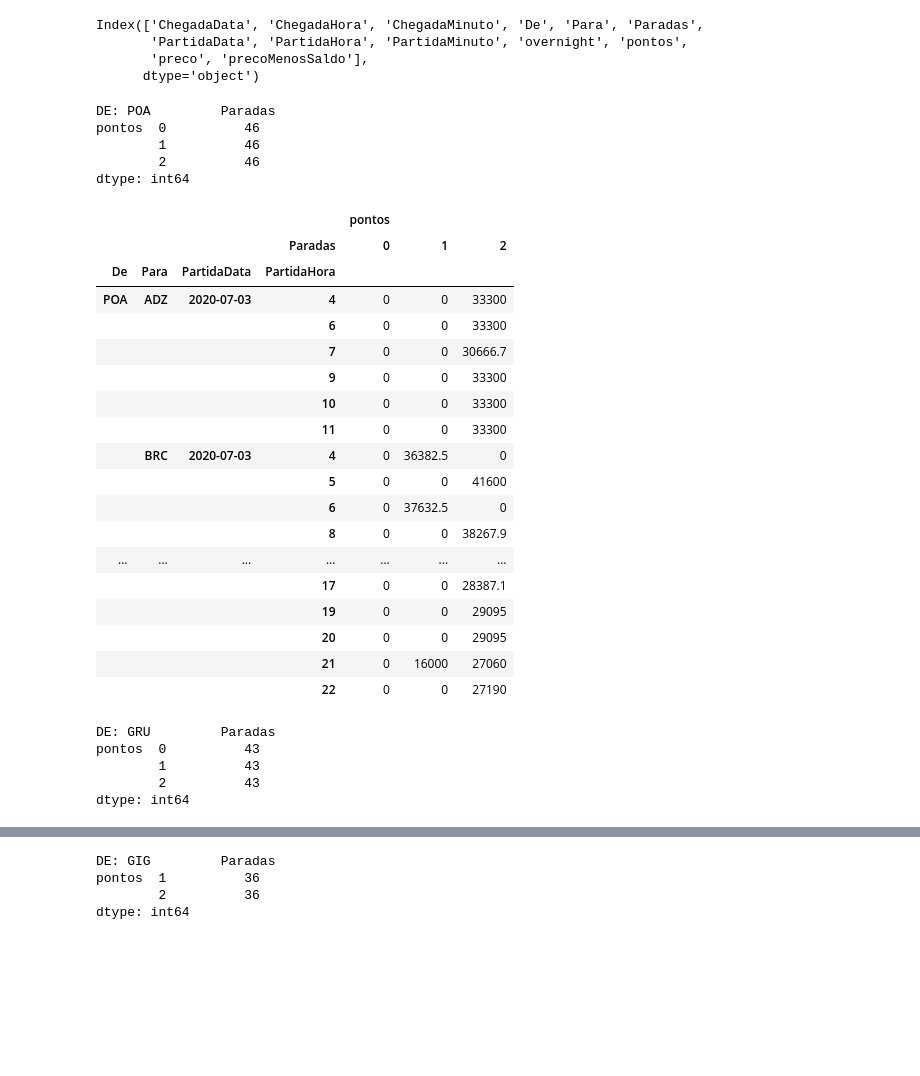
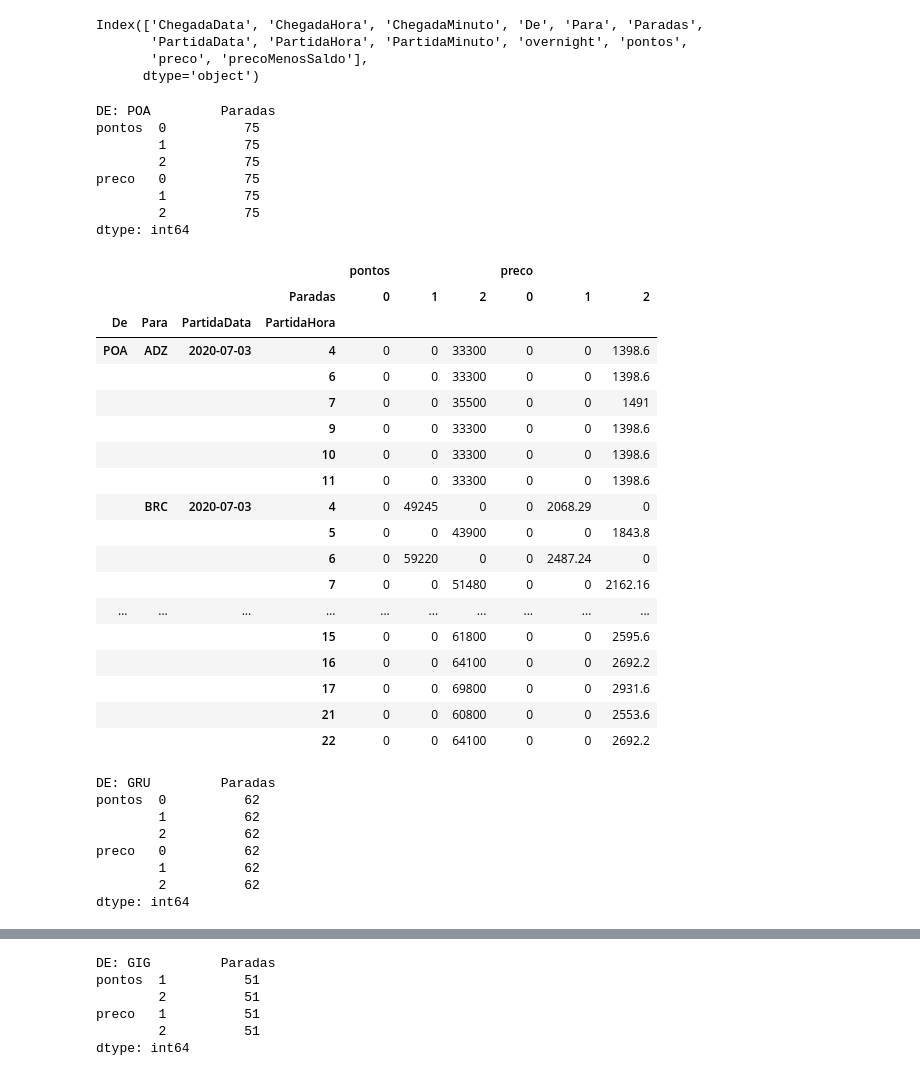
Before and after one commit to joaocamargo/estudos-python, a Jupyter notebook: PassagensDecolar/Untitled1.ipynb, the cells around one changed output, grey strips where cells are left out. Drawn from its saved outputs; the diff is of its cells as text; code cells hidden in the pictures; blank space fills up the shorter version.

Commit message:
atualizacao

```diff
--- a/PassagensDecolar/Untitled1.ipynb
+++ b/PassagensDecolar/Untitled1.ipynb
@@ -138,41 +128,47 @@ for origem in dfGraficoAtual['de'].unique():
 # %%
 display(dfGraficoPontoIdaAtual.columns)
 for origem in dfGraficoPontoIdaAtual['De'].unique():
-    dfGraficoPontoIdaAtualP = pd.pivot_table(dfGraficoPontoIdaAtual.query('De==@origem & pontos < 45000'),values=['pontos'],index=['De','Para','PartidaData','PartidaHora'],columns='Paradas')
+    dfGraficoPontoIdaAtualP = pd.pivot_table(dfGraficoPontoIdaAtual.query('De==@origem & pontos < 85000'),values=['pontos','preco'],index=['De','Para','PartidaData','PartidaHora'],columns='Paradas')
     dfGraficoPontoIdaAtualP.fillna(0,inplace=True)
     print('DE:',origem,dfGraficoPontoIdaAtualP.count())
     display(dfGraficoPontoIdaAtualP.style.background_gradient(cmap='OrRd'))
 # %% [output]
 Index(['ChegadaData', 'ChegadaHora', 'ChegadaMinuto', 'De', 'Para', 'Paradas',
        'PartidaData', 'PartidaHora', 'PartidaMinuto', 'overnight', 'pontos',
        'preco', 'precoMenosSaldo'],
       dtype='object')
 DE: POA         Paradas
-pontos  0          46
-        1          46
-        2          46
+pontos  0          75
+        1          75
+        2          75
+preco   0          75
+        1          75
+        2          75
 dtype: int64
-|  |  |  |  | pontos |  |  |
-|  |  |  | Paradas | 0 | 1 | 2 |
-| De | Para | PartidaData | PartidaHora |  |  |  |
-| POA | ADZ | 2020-07-03 | 4 | 0 | 0 | 33300 |
-|  |  |  | 6 | 0 | 0 | 33300 |
-|  |  |  | 7 | 0 | 0 | 30666.7 |
-|  |  |  | 9 | 0 | 0 | 33300 |
-|  |  |  | 10 | 0 | 0 | 33300 |
-|  |  |  | 11 | 0 | 0 | 33300 |
-|  | BRC | 2020-07-03 | 4 | 0 | 36382.5 | 0 |
-|  |  |  | 5 | 0 | 0 | 41600 |
-|  |  |  | 6 | 0 | 37632.5 | 0 |
-|  |  |  | 8 | 0 | 0 | 38267.9 |
-| ... | ... | ... | ... | ... | ... | ... |
-|  |  |  | 17 | 0 | 0 | 28387.1 |
-|  |  |  | 19 | 0 | 0 | 29095 |
-|  |  |  | 20 | 0 | 0 | 29095 |
-|  |  |  | 21 | 0 | 16000 | 27060 |
-|  |  |  | 22 | 0 | 0 | 27190 |
+|  |  |  |  | pontos |  |  | preco |  |  |
+|  |  |  | Paradas | 0 | 1 | 2 | 0 | 1 | 2 |
+| De | Para | PartidaData | PartidaHora |  |  |  |  |  |  |
+| POA | ADZ | 2020-07-03 | 4 | 0 | 0 | 33300 | 0 | 0 | 1398.6 |
+|  |  |  | 6 | 0 | 0 | 33300 | 0 | 0 | 1398.6 |
+|  |  |  | 7 | 0 | 0 | 35500 | 0 | 0 | 1491 |
+|  |  |  | 9 | 0 | 0 | 33300 | 0 | 0 | 1398.6 |
+|  |  |  | 10 | 0 | 0 | 33300 | 0 | 0 | 1398.6 |
+|  |  |  | 11 | 0 | 0 | 33300 | 0 | 0 | 1398.6 |
+|  | BRC | 2020-07-03 | 4 | 0 | 49245 | 0 | 0 | 2068.29 | 0 |
+|  |  |  | 5 | 0 | 0 | 43900 | 0 | 0 | 1843.8 |
+|  |  |  | 6 | 0 | 59220 | 0 | 0 | 2487.24 | 0 |
+|  |  |  | 7 | 0 | 0 | 51480 | 0 | 0 | 2162.16 |
+| ... | ... | ... | ... | ... | ... | ... | ... | ... | ... |
+|  |  |  | 15 | 0 | 0 | 61800 | 0 | 0 | 2595.6 |
+|  |  |  | 16 | 0 | 0 | 64100 | 0 | 0 | 2692.2 |
+|  |  |  | 17 | 0 | 0 | 69800 | 0 | 0 | 2931.6 |
+|  |  |  | 21 | 0 | 0 | 60800 | 0 | 0 | 2553.6 |
+|  |  |  | 22 | 0 | 0 | 64100 | 0 | 0 | 2692.2 |
 DE: GRU         Paradas
-pontos  0          43
-        1          43
-        2          43
+pontos  0          62
+        1          62
+        2          62
+preco   0          62
+        1          62
+        2          62
 dtype: int64
@@ -198,4 +194,6 @@ dtype: int64
 DE: GIG         Paradas
-pontos  1          36
-        2          36
+pontos  1          51
+        2          51
+preco   1          51
+        2          51
 dtype: int64
```
Also changed, not shown: parts of 5 cells of this notebook, 5 other files.
